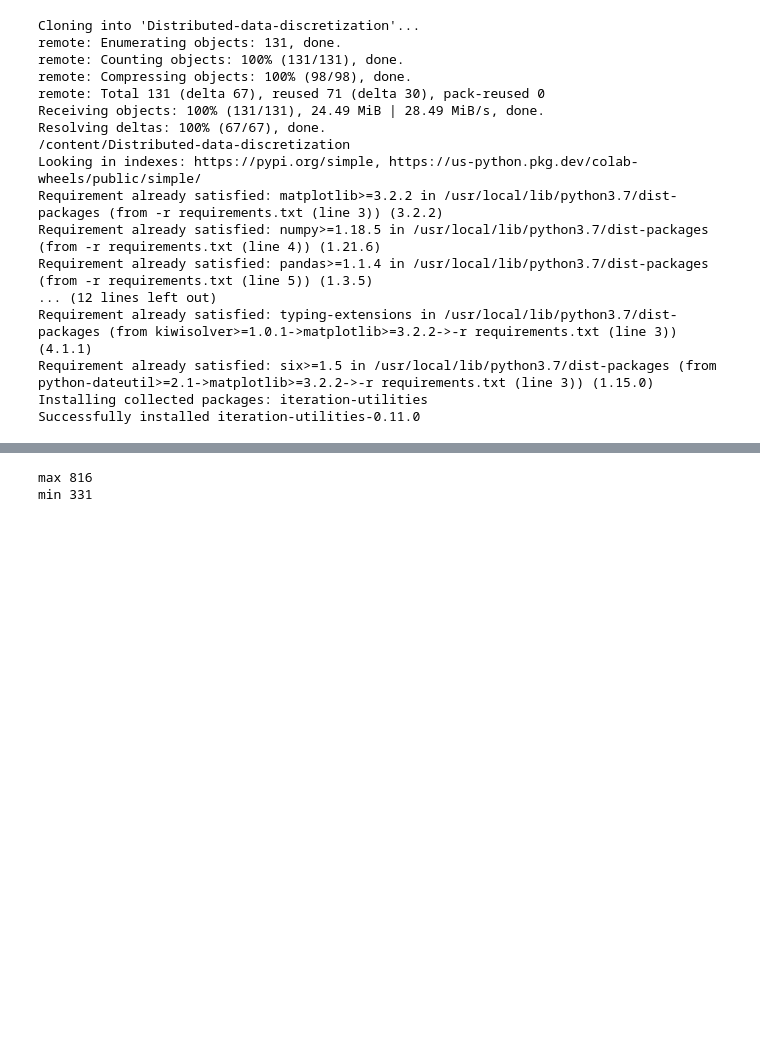
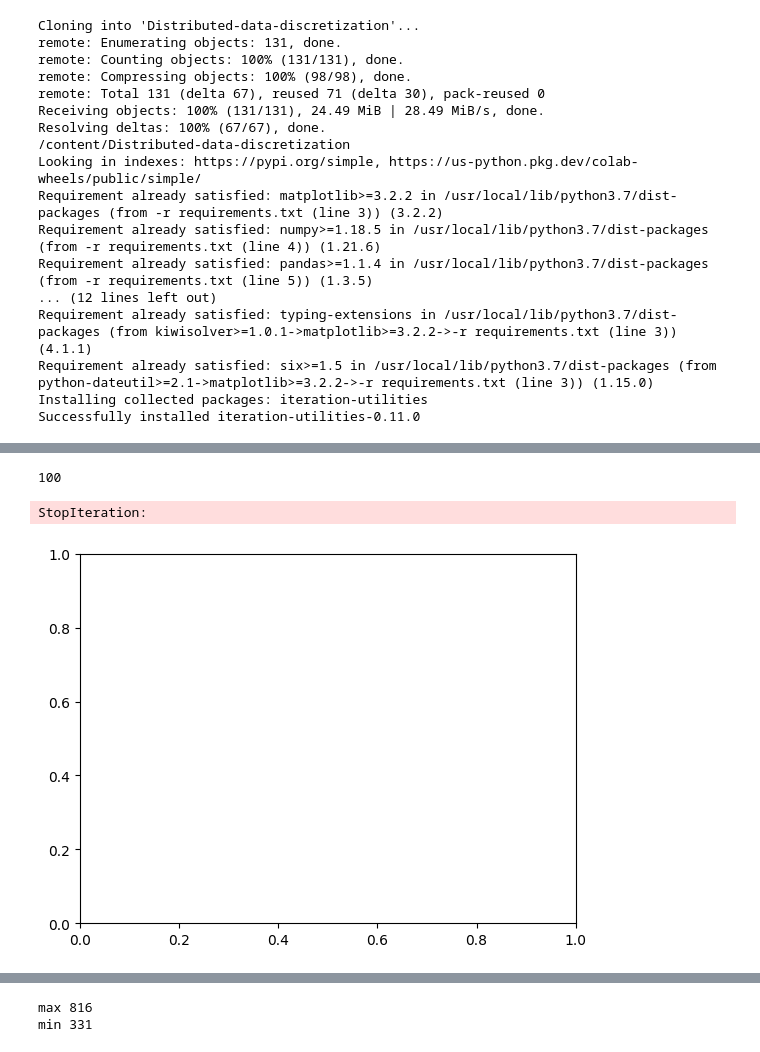
Before and after one commit to hungpham13/Distributed-data-discretization, a Jupyter notebook: Equal-Binning.ipynb, the cells around one changed output, grey strips where cells are left out. Saved outputs shown, nothing was run; the diff lists cells and outputs as text; code cells hidden in the pictures; blank space fills up the shorter version.

```diff
--- a/Equal-Binning.ipynb
+++ b/Equal-Binning.ipynb
@@ -50,0 +56,11 @@ data = generate_data()
+# %%
+import numpy as np
+import seaborn as sns
+
+s = np.random.uniform(0, 2, 100).tolist()
+print(len(s))
+sns.histplot(s, bins=20)
+# %% [output]
+100
+StopIteration:
+[figure, added]
```
Also changed, not shown: parts of 3 cells of this notebook, 2 other files.
